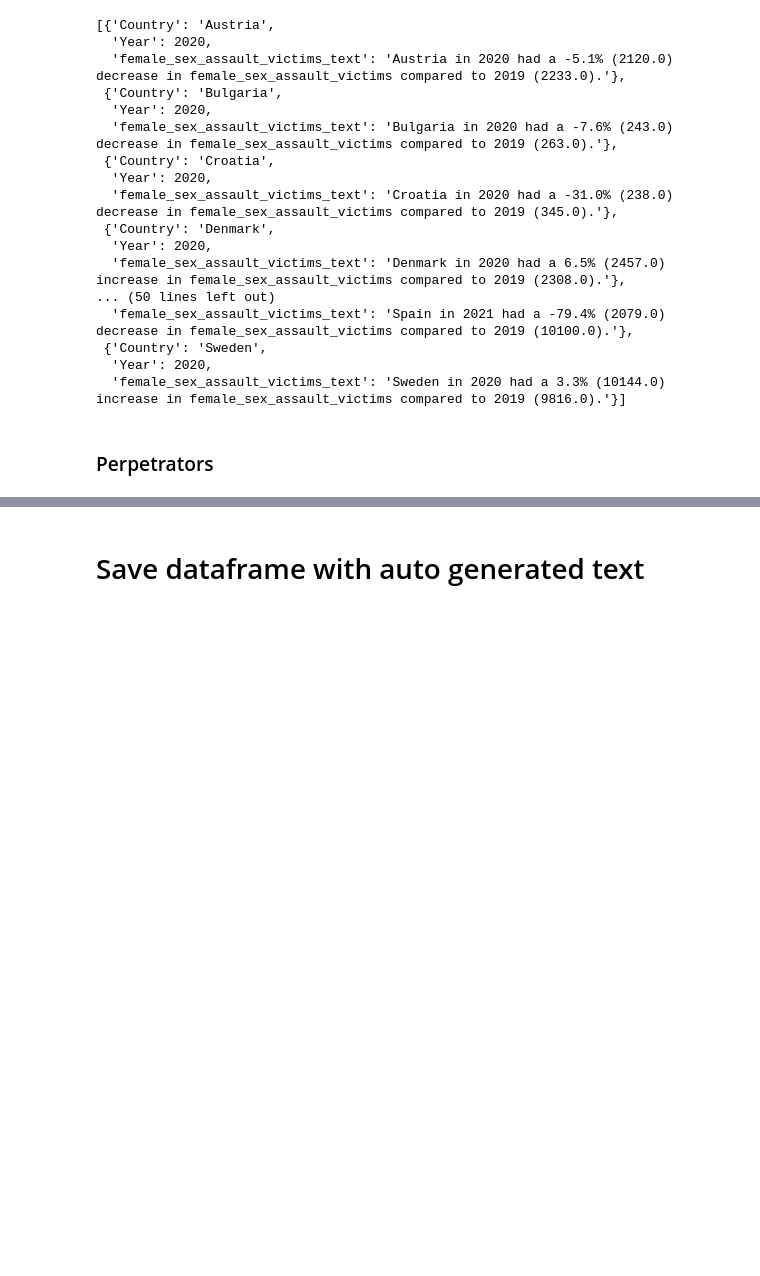
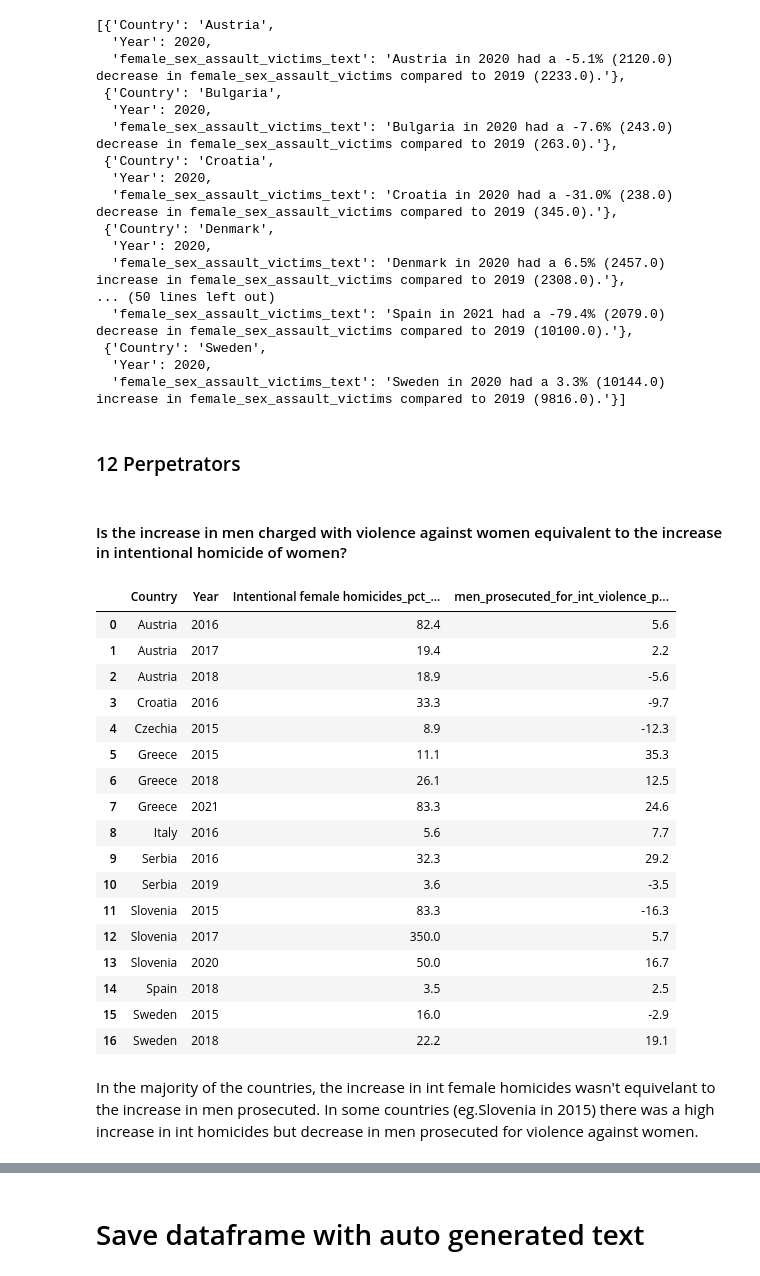
Before and after one commit to troboukis/FEMICIDES, a Jupyter notebook: Analysis.ipynb, the cells around one changed output, grey strips where cells are left out. Drawn from its saved outputs; the diff is of its cells as text; code cells hidden in the pictures; blank space fills up the shorter version.

```diff
--- a/Analysis.ipynb
+++ b/Analysis.ipynb
@@ -1209,4 +1209,32 @@ female_sex_assault_victims_auto_text
   'Year': 2020,
   'female_sex_assault_victims_text': 'Sweden in 2020 had a 3.3% (10144.0) increase in female_sex_assault_victims compared to 2019 (9816.0).'}]
 # %% [markdown]
-### Perpetrators
+### 12 Perpetrators
+# %% [markdown]
+#### Is the increase in men charged with violence against women equivalent to the increase in intentional homicide of women?
+# %%
+p = df[(df['men_prosecuted_for_int_violence_pct_change'].notna()) \
+   & (df['Intentional female homicides_pct_change']>0) & (df['Year']>2014)]\
+[['Country', 'Year', 'Intentional female homicides_pct_change','men_prosecuted_for_int_violence_pct_change']].reset_index(drop=True)
+p
+# %% [output]
+|  | Country | Year | Intentional female homicides_pct_... | men_prosecuted_for_int_violence_p... |
+| 0 | Austria | 2016 | 82.4 | 5.6 |
+| 1 | Austria | 2017 | 19.4 | 2.2 |
+| 2 | Austria | 2018 | 18.9 | -5.6 |
+| 3 | Croatia | 2016 | 33.3 | -9.7 |
+| 4 | Czechia | 2015 | 8.9 | -12.3 |
+| 5 | Greece | 2015 | 11.1 | 35.3 |
+| 6 | Greece | 2018 | 26.1 | 12.5 |
+| 7 | Greece | 2021 | 83.3 | 24.6 |
+| 8 | Italy | 2016 | 5.6 | 7.7 |
+| 9 | Serbia | 2016 | 32.3 | 29.2 |
+| 10 | Serbia | 2019 | 3.6 | -3.5 |
+| 11 | Slovenia | 2015 | 83.3 | -16.3 |
+| 12 | Slovenia | 2017 | 350.0 | 5.7 |
+| 13 | Slovenia | 2020 | 50.0 | 16.7 |
+| 14 | Spain | 2018 | 3.5 | 2.5 |
+| 15 | Sweden | 2015 | 16.0 | -2.9 |
+| 16 | Sweden | 2018 | 22.2 | 19.1 |
+# %% [markdown]
+In the majority of the countries, the increase in int female homicides wasn't equivelant to the increase in men prosecuted. In some countries (eg.Slovenia in 2015) there was a high increase in int homicides but decrease in men prosecuted for violence against women.
```
Also changed, not shown: parts of 127 cells of this notebook, 1 other file.
